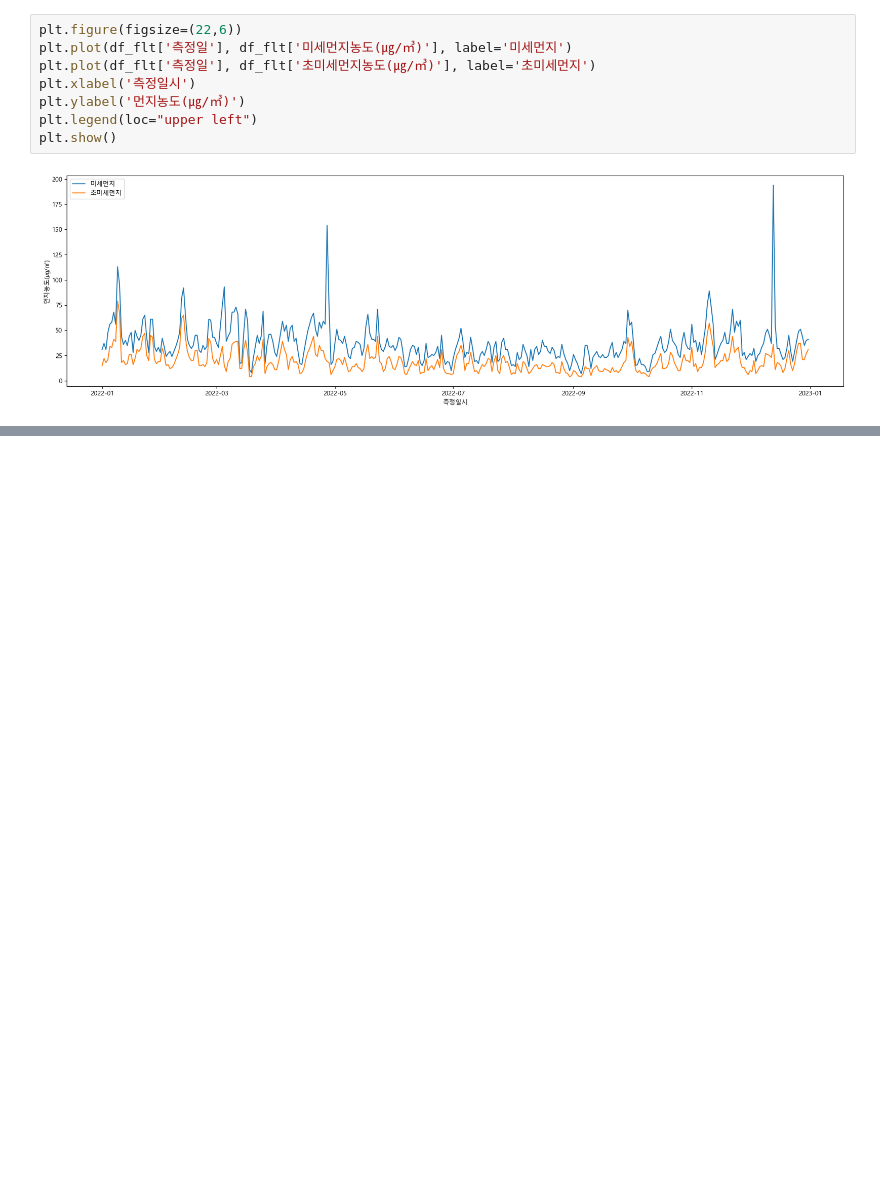
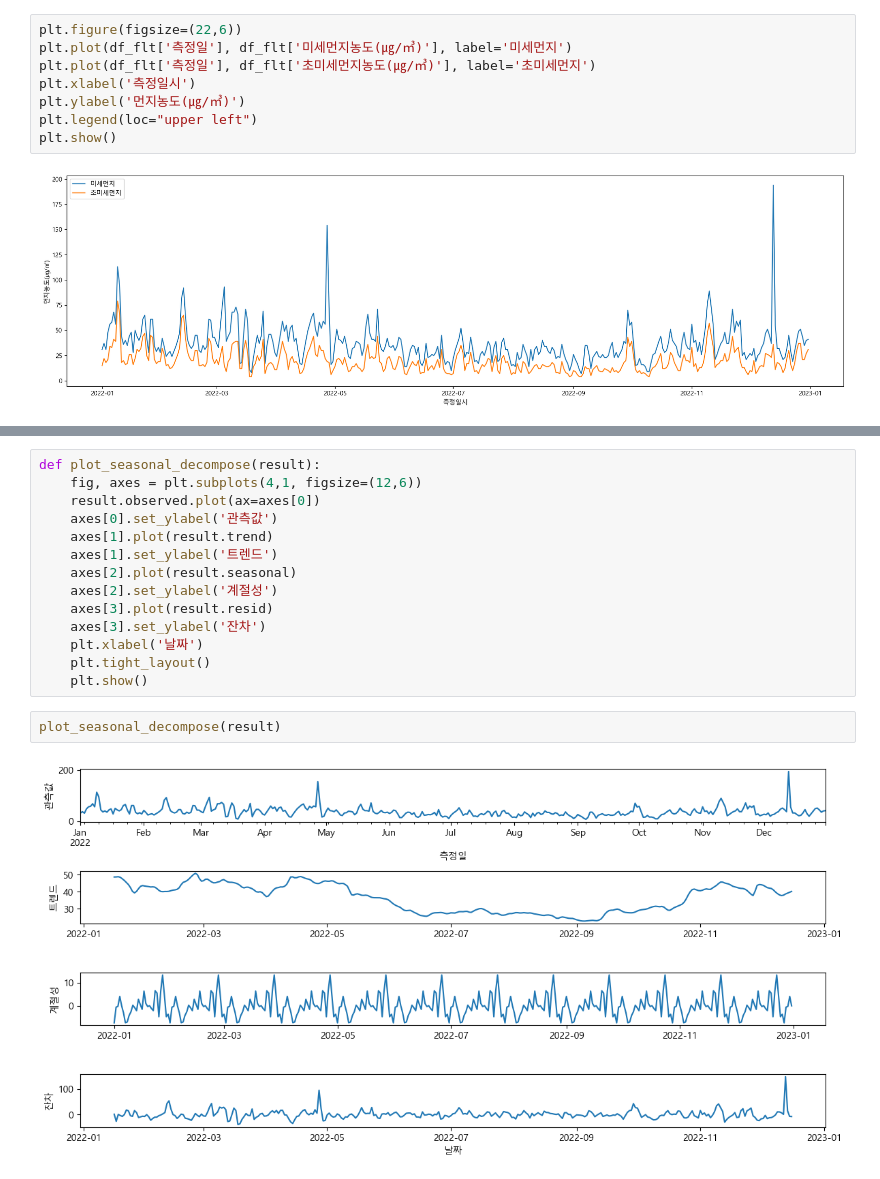
Before and after one commit to onizuka-38/ai_x, a Jupyter notebook: source/07_자연어처리/ch7_시계열분석.ipynb, the cells around one changed output, grey strips where cells are left out. Drawn from its saved outputs; the diff is of its cells as text; blank space fills up the shorter version.

```diff
--- a/source/07_자연어처리/ch7_시계열분석.ipynb
+++ b/source/07_자연어처리/ch7_시계열분석.ipynb
@@ -209,0 +235,18 @@ ts.head()
+# %%
+def plot_seasonal_decompose(result):
+    fig, axes = plt.subplots(4,1, figsize=(12,6))
+    result.observed.plot(ax=axes[0])
+    axes[0].set_ylabel('관측값')
+    axes[1].plot(result.trend)
+    axes[1].set_ylabel('트렌드')
+    axes[2].plot(result.seasonal)
+    axes[2].set_ylabel('계절성')
+    axes[3].plot(result.resid)
+    axes[3].set_ylabel('잔차')
+    plt.xlabel('날짜')
+    plt.tight_layout()
+    plt.show()
+# %%
+plot_seasonal_decompose(result)
+# %% [output]
+[figure, added]
```
Also changed, not shown: parts of 10 cells of this notebook.
